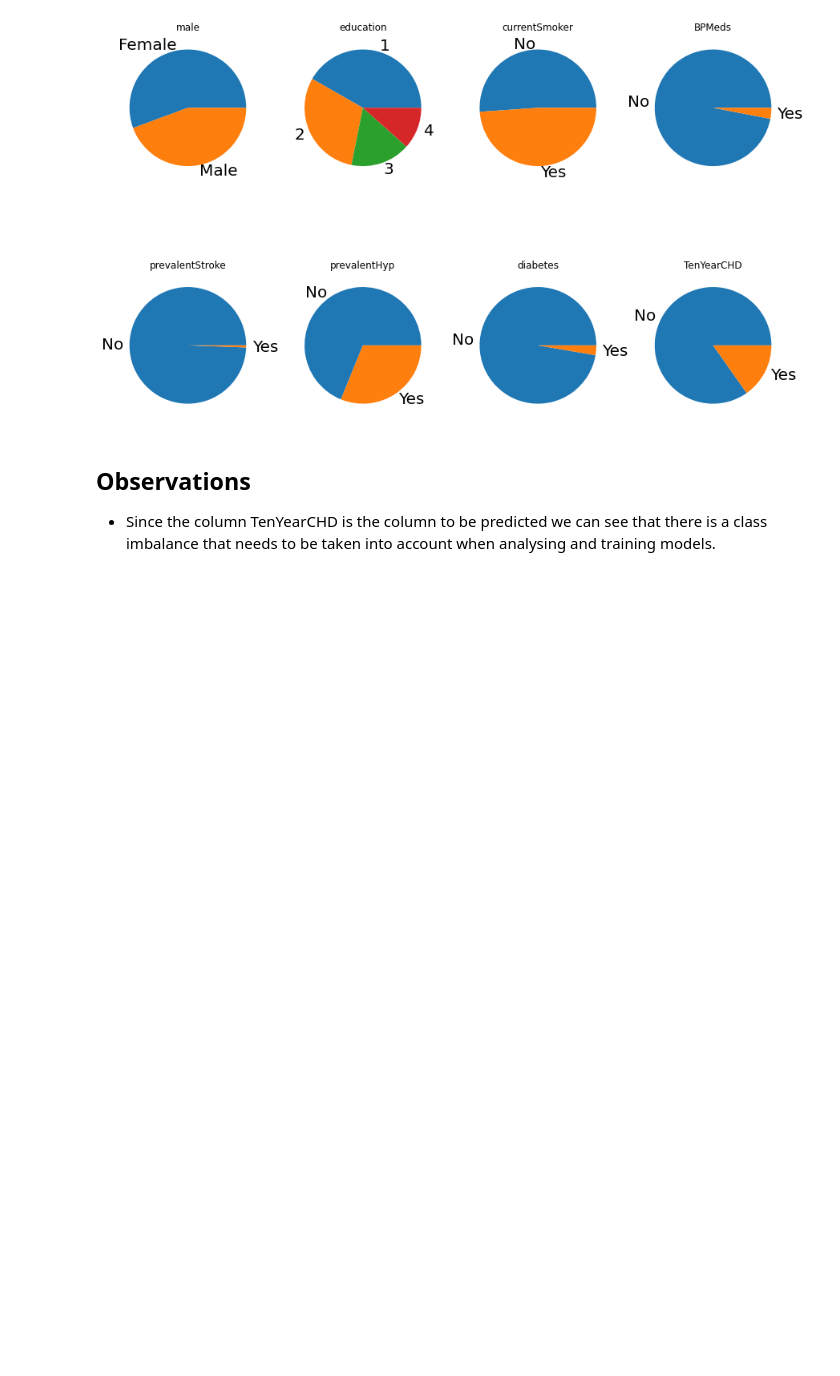
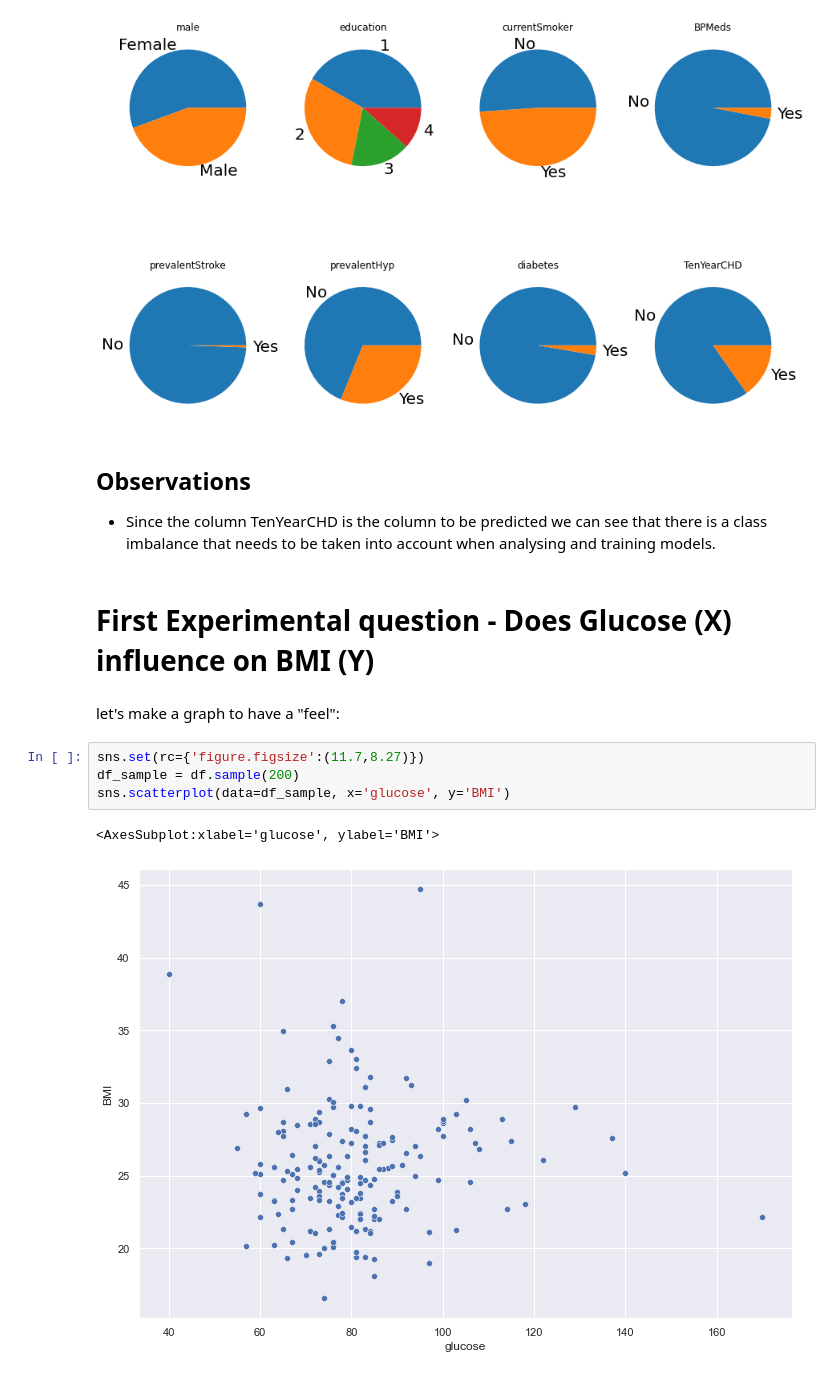
Before and after one commit to dvirla/Advanced-Statistical-Analysis, a Jupyter notebook: ProjectEx1_206330342_316250877.ipynb, the cells around one changed output. Cells and saved outputs as stored; diff of their text form; blank space fills up the shorter version.

Commit message:
finished with question

```diff
--- a/ProjectEx1_206330342_316250877.ipynb
+++ b/ProjectEx1_206330342_316250877.ipynb
@@ -168,3 +169,14 @@ plt.show()
 # %% [markdown]
 ## Observations
 * Since the column TenYearCHD is the column to be predicted we can see that there is a class imbalance that needs to be taken into account when analysing and training models.
+# %% [markdown]
+# First Experimental question - Does Glucose (X) influence on BMI (Y)
+# %% [markdown]
+let's make a graph to have a "feel":
+# %%
+sns.set(rc={'figure.figsize':(11.7,8.27)})
+df_sample = df.sample(200)
+sns.scatterplot(data=df_sample, x='glucose', y='BMI')
+# %% [output]
+<AxesSubplot:xlabel='glucose', ylabel='BMI'>
+[figure, added]
```
Also changed, not shown: parts of 7 cells of this notebook.
